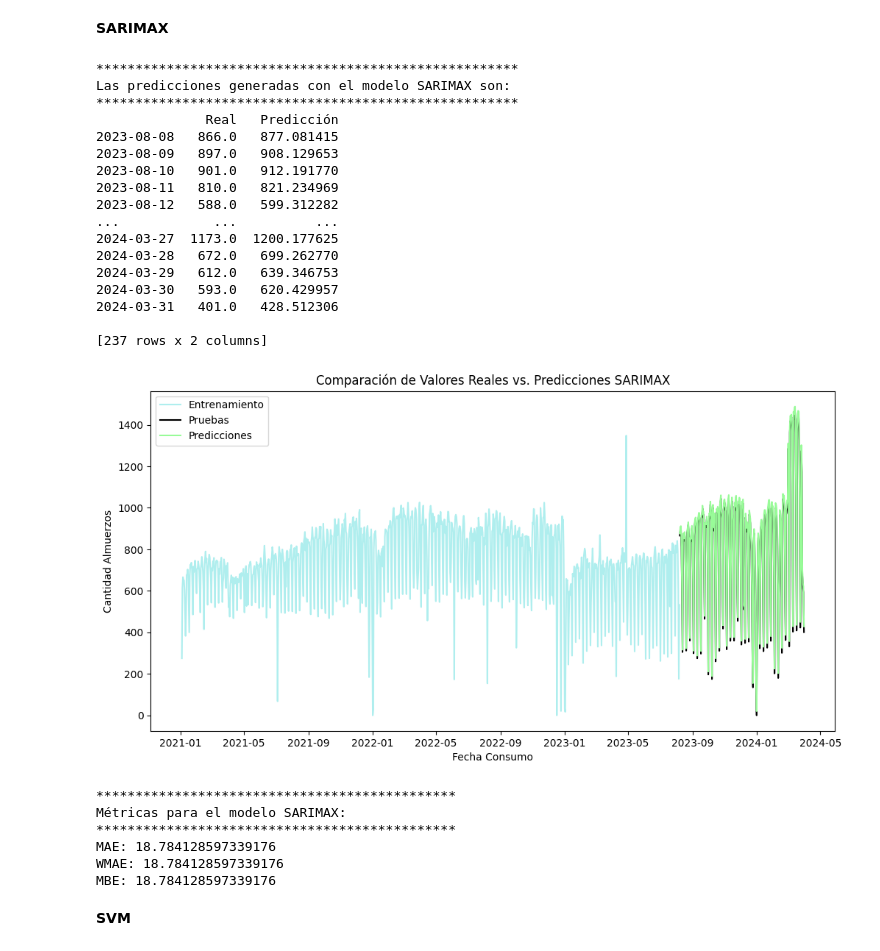
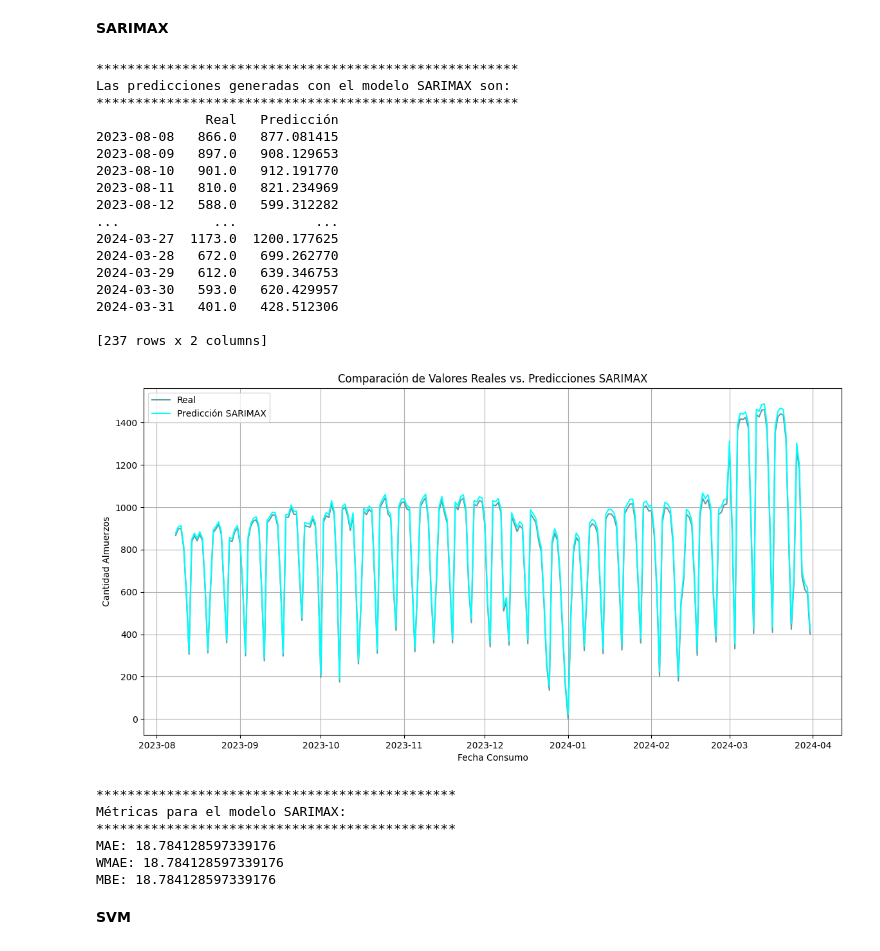
Before and after one commit to A01793509/Equipo_44, a Jupyter notebook: Avance5_44.ipynb, the cells around one changed output. Saved outputs shown, nothing was run; the diff lists cells and outputs as text; code cells hidden in the pictures.

```diff
--- a/Avance5_44.ipynb
+++ b/Avance5_44.ipynb
@@ -517,16 +517,15 @@ print("Las predicciones generadas con el modelo SARIMAX son:")
 print("******************************************************")
 print(dfComparativoPredSARIMAX)
 
-# Graficación de resultados
-plt.figure(figsize=(12, 6))
-plt.plot(train_endog, label='Entrenamiento', color='paleturquoise')
-plt.plot(test_endog, label='Pruebas', color='black')
-plt.plot(Prediccion_Final_SARIMAX, label='Predicciones', color='palegreen')
-plt.fill_between(Prediccion_CI_SARIMAX.index, Prediccion_CI_SARIMAX.iloc[:, 0], Prediccion_CI_SARIMAX.iloc[:, 1], color='k', alpha=0.2)
+# Graficación de resultados para SARIMAX
+plt.figure(figsize=(14, 7))
+plt.plot(test_endog.index, test_endog, label='Real', color='cadetblue')
+plt.plot(test_endog.index, Prediccion_Final_SARIMAX, label='Predicción SARIMAX', color='cyan')
 plt.title('Comparación de Valores Reales vs. Predicciones SARIMAX')
 plt.xlabel('Fecha Consumo')
 plt.ylabel('Cantidad Almuerzos')
 plt.legend()
+plt.grid(True)
 plt.show()
 
 # Cálculo de métricas para SARIMAX
@@ -538,34 +537,34 @@ MBE_SARIMAX = (Prediccion_Final_SARIMAX - test_endog).mean()
 
 # Actualización del DataFrame de métricas para SARIMAX
 dfmetricas.at[0,'Valor 1'] = WMAE_SARIMAX
 dfmetricas.at[0,'Valor 2'] = MBE_SARIMAX
 dfmetricas.at[0,'Valor 3'] = MAE_SARIMAX
 
 print(f'**********************************************')
 print(f'Métricas para el modelo SARIMAX:')
 print(f'**********************************************')
 print(f'MAE: {MAE_SARIMAX}')
 print(f'WMAE: {WMAE_SARIMAX}')
 print(f'MBE: {MBE_SARIMAX}')
 # %% [output]
 ******************************************************
 Las predicciones generadas con el modelo SARIMAX son:
 ******************************************************
               Real   Predicción
 2023-08-08   866.0   877.081415
 2023-08-09   897.0   908.129653
 2023-08-10   901.0   912.191770
 2023-08-11   810.0   821.234969
 2023-08-12   588.0   599.312282
 ...            ...          ...
 2024-03-27  1173.0  1200.177625
 2024-03-28   672.0   699.262770
 2024-03-29   612.0   639.346753
 2024-03-30   593.0   620.429957
 2024-03-31   401.0   428.512306
 
 [237 rows x 2 columns]
-[figure, old version]
+[figure, new version]
 **********************************************
 Métricas para el modelo SARIMAX:
 **********************************************
```
Also changed, not shown: parts of 2 cells of this notebook.
